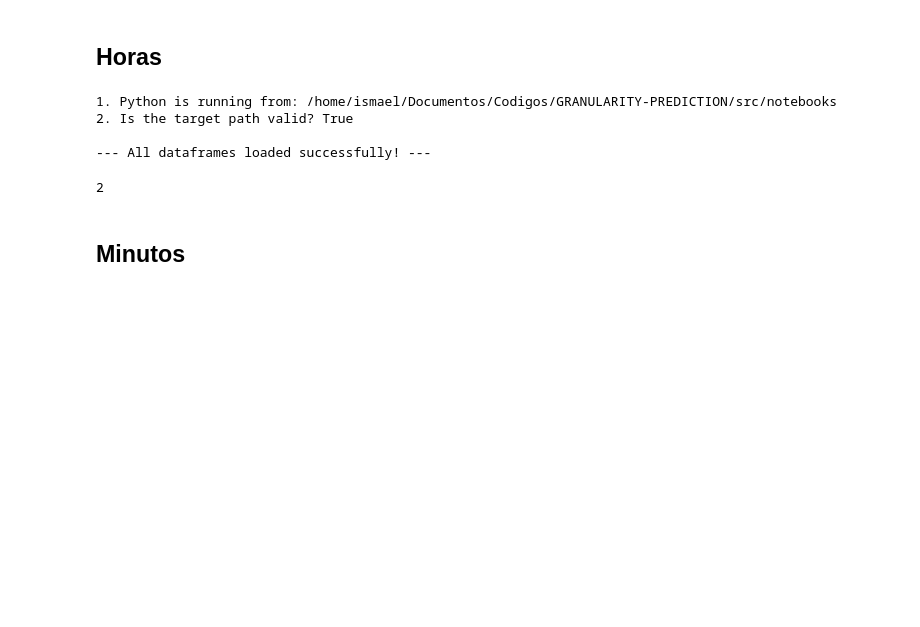
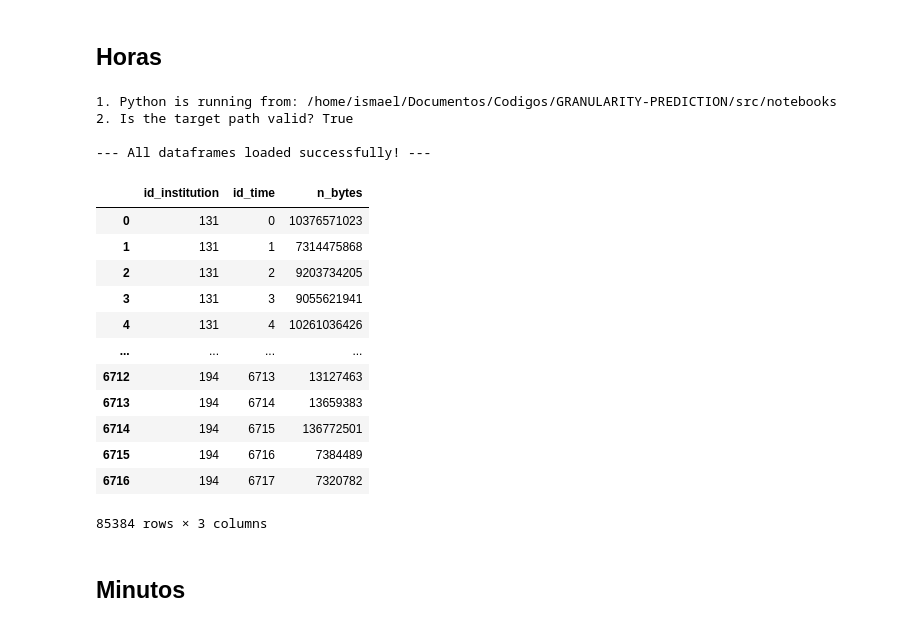
Before and after one commit to LarcesUece/GRANULARITY-PREDICTION, a Jupyter notebook: src/notebooks/analise_granularidade.ipynb, the cells around one changed output. Cells and saved outputs as stored; diff of their text form; code cells hidden in the pictures; blank space fills up the shorter version.

```diff
--- a/src/notebooks/analise_granularidade.ipynb
+++ b/src/notebooks/analise_granularidade.ipynb
@@ -60,18 +72,19 @@ print(f"2. Is the target path valid? {os.path.exists(path)}")
 csv_files = glob.glob(os.path.join(path, "*.csv"))
 
 # 3. Create an empty dictionary to store the dataframes
-dataframes_hour = {}
+df_hour = pd.DataFrame(columns= ["id_institution", "id_time", "n_bytes"])
 
 # 4. Loop through the list of CSV files
 for file in csv_files:
     # Get the filename without the extension to use as a dictionary key
     # For example, 'path/to/data.csv' becomes 'data'
-    filename = os.path.splitext(os.path.basename(file))[0]
+    filename = str(os.path.splitext(os.path.basename(file))[0])
 
     # Read the CSV file and store it in the dictionary
-    dataframes_hour[filename] = pd.read_csv(file)
-    dataframes_hour[filename] = dataframes_hour[filename][["id_time","n_bytes"]].sort_values(by='id_time')
-    #print(f"Loaded '{file}' as dataframe '{filename}'")
+    df = pd.read_csv(file)
+    df = df[["id_time","n_bytes"]].sort_values(by='id_time')
+    df["id_institution"] = filename
+    df_hour = pd.concat([df_day,df])
 
 # --- Now you can access any dataframe by its filename ---
 print("\n--- All dataframes loaded successfully! ---")
@@ -81,13 +94,21 @@ print("\n--- All dataframes loaded successfully! ---")
 
 --- All dataframes loaded successfully! ---
 # %%
-df = list(dataframes_hour["204"]['id_time'])
-diff = [df[i+1] - df[i] for i in range(len(df)-1)]
-for i in diff:
-    if i > 1:
-        print(i)
+df_hour
 # %% [output]
+|  | id_institution | id_time | n_bytes |
+| 0 | 131 | 0 | 10376571023 |
+| 1 | 131 | 1 | 7314475868 |
+| 2 | 131 | 2 | 9203734205 |
+| 3 | 131 | 3 | 9055621941 |
+| 4 | 131 | 4 | 10261036426 |
+| ... | ... | ... | ... |
+| 6712 | 194 | 6713 | 13127463 |
+| 6713 | 194 | 6714 | 13659383 |
+| 6714 | 194 | 6715 | 136772501 |
+| 6715 | 194 | 6716 | 7384489 |
+| 6716 | 194 | 6717 | 7320782 |
-2
+85384 rows × 3 columns
 # %% [markdown]
 ## Minutos
 # %%
```
Also changed, not shown: parts of 6 cells of this notebook.
